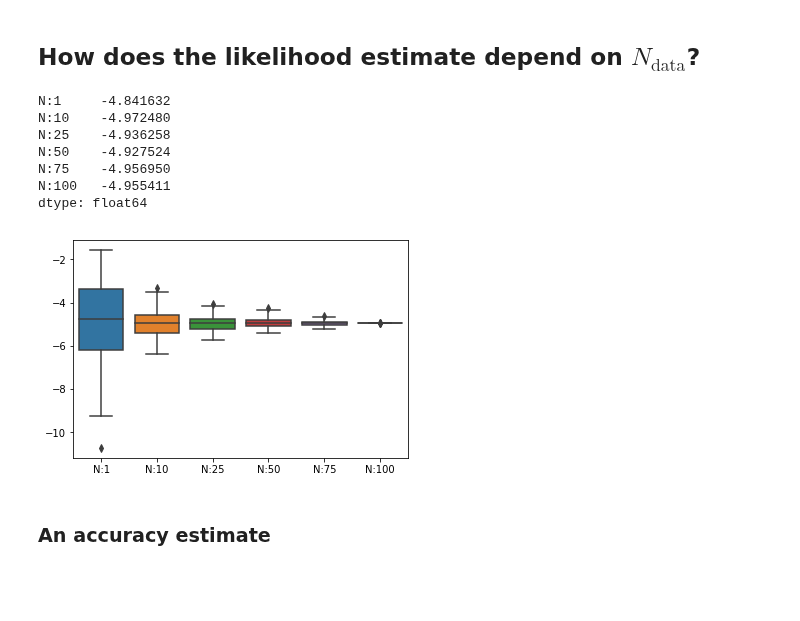
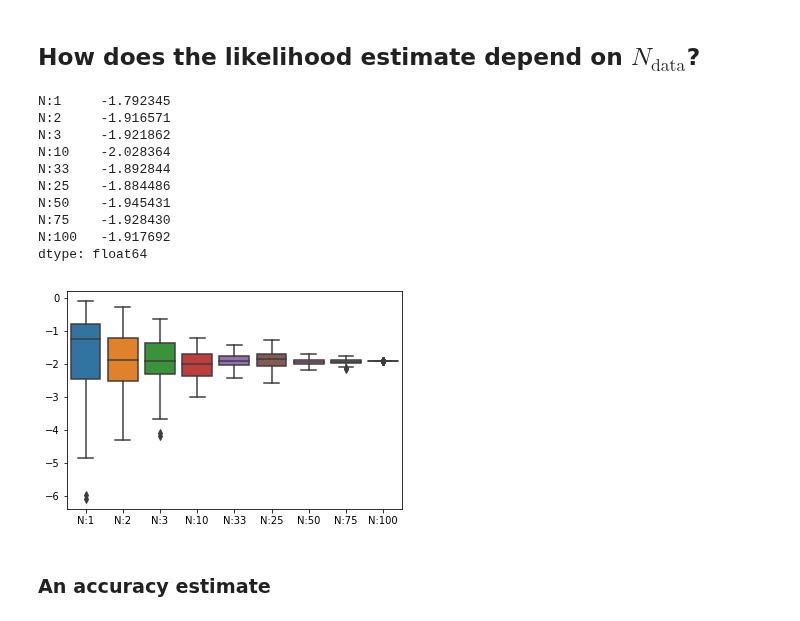
Before and after one commit to robineriksson/BAIP, a Jupyter notebook: modelProblem/CODE/exploreModel.ipynb, the cells around one changed output. Drawn from its saved outputs; the diff is of its cells as text; code cells hidden in the pictures; blank space fills up the shorter version.

```diff
--- a/modelProblem/CODE/exploreModel.ipynb
+++ b/modelProblem/CODE/exploreModel.ipynb
@@ -275,7 +275,7 @@ class Gprior:
 Generate an observation, $z_\text{obs}$!
 # %%
 theta_true = -2.5
-delta_T = 0.1
+delta_T = 0.25
 t_vec = np.linspace(0,1,int(1/delta_T))
 y_true = model_analytic(theta_true, t_vec)
 scale = 0.1
@@ -359,31 +359,34 @@ plt.show()
 # %% [markdown]
 ## How does the likelihood estimate depend on $N_\text{data}$?
 # %%
-N_vec = [1,10,25,50,75,100]
+N_vec = [1,2,3,10,33, 25,50,75,100]
 theta = -2.5
 rep = 100
 df_like = pd.DataFrame({"id":range(rep)})
 
 model = MetropolisHastings(prior=Gprior(0, 10, log), noise=Gprior(0,scale, log), delta_T=delta_T, log=log)
 
 for i in N_vec:
     likeMean = []
     for j in range(rep):
         likeMean.append(model.likelihood(z_obs[np.random.choice(N_data, i, replace=False),:], theta) )
     df_like["N:" + str(i)] = likeMean
 
 print(df_like.iloc[:,1:].mean())
 sns.boxplot(data=df_like.iloc[:,1:])
 plt.show()
 # %% [output]
-N:1     -4.841632
-N:10    -4.972480
-N:25    -4.936258
-N:50    -4.927524
-N:75    -4.956950
-N:100   -4.955411
+N:1     -1.792345
+N:2     -1.916571
+N:3     -1.921862
+N:10    -2.028364
+N:33    -1.892844
+N:25    -1.884486
+N:50    -1.945431
+N:75    -1.928430
+N:100   -1.917692
 dtype: float64
-[figure, old version]
+[figure, new version]
 # %% [markdown]
 ### An accuracy estimate
 # %%
```
Also changed, not shown: parts of 31 cells of this notebook.
